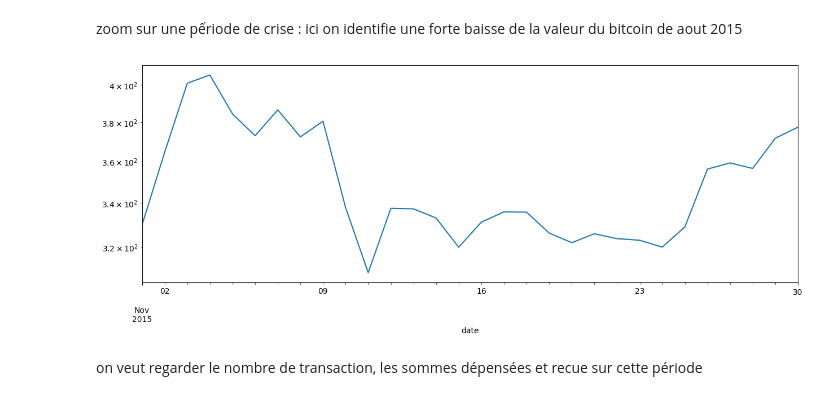
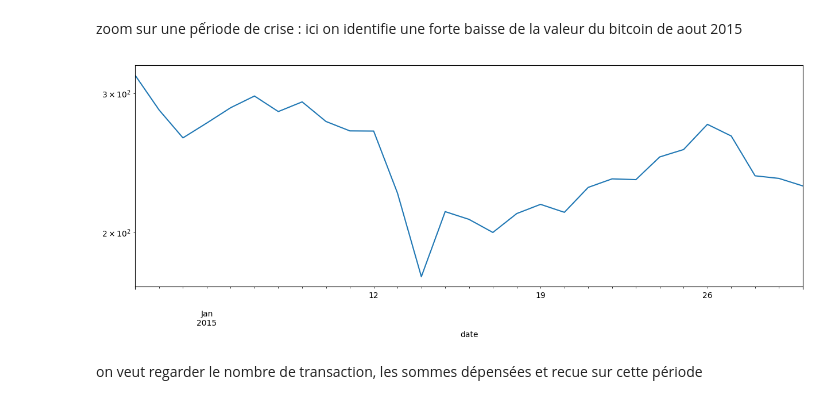
Before and after one commit to Coartix/BigDataDefiEGC, a Jupyter notebook: profit_analysis.ipynb, the cells around one changed output. Drawn from its saved outputs; the diff is of its cells as text; code cells hidden in the pictures.

```diff
--- a/profit_analysis.ipynb
+++ b/profit_analysis.ipynb
@@ -350,12 +353,12 @@ plt.show()
 # %% [markdown]
 zoom sur une pếriode de crise : ici on identifie une forte baisse de la valeur du bitcoin de aout 2015
 # %%
-# look at the date range from 2015-08-01 to 2015-08-31
-external_df['PriceUSD'].loc['2015-11-01':'2015-11-30'].plot(figsize=(15, 5), logy=True)
+# look at the date range from 2015-01-01 to 2015-01-31
+external_df['PriceUSD'].loc['2015-01-01':'2015-01-30'].plot(figsize=(15, 5), logy=True)
 
 plt.show()
 # %% [output]
-[figure, old version]
+[figure, new version]
 # %% [markdown]
 on veut regarder le nombre de transaction, les sommes dépensées et recue sur cette période
 # %%
```
Also changed, not shown: parts of 15 cells of this notebook.
